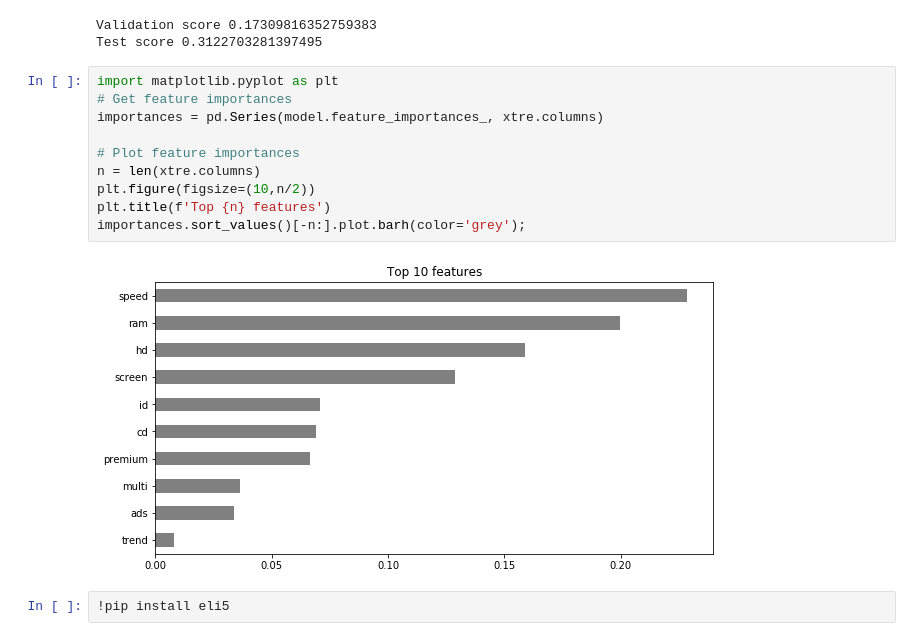
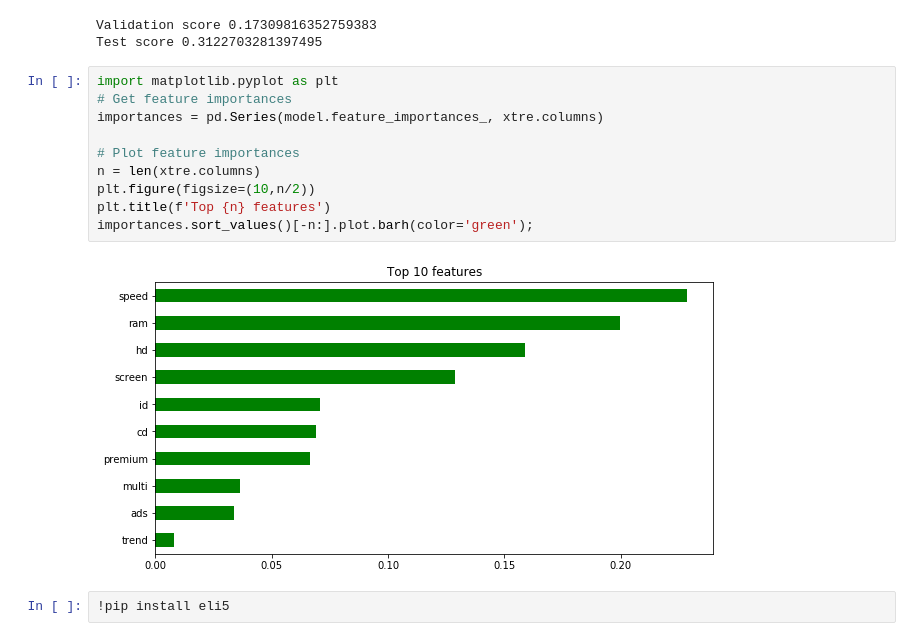
Before and after one commit to datasheppard/Unit-2-Project, a Jupyter notebook: Computer_Data.ipynb, the cells around one changed output. Drawn from its saved outputs; the diff is of its cells as text.

```diff
--- a/Computer_Data.ipynb
+++ b/Computer_Data.ipynb
@@ -144,15 +144,15 @@ Test score 0.3122703281397495
 # %%
 import matplotlib.pyplot as plt
 # Get feature importances
 importances = pd.Series(model.feature_importances_, xtre.columns)
 
 # Plot feature importances
 n = len(xtre.columns)
 plt.figure(figsize=(10,n/2))
 plt.title(f'Top {n} features')
-importances.sort_values()[-n:].plot.barh(color='grey');
+importances.sort_values()[-n:].plot.barh(color='green');
 # %% [output]
-[figure, old version]
+[figure, new version]
 # %%
 !pip install eli5
 # %% [output]
```
Also changed, not shown: parts of 1 cell of this notebook.
